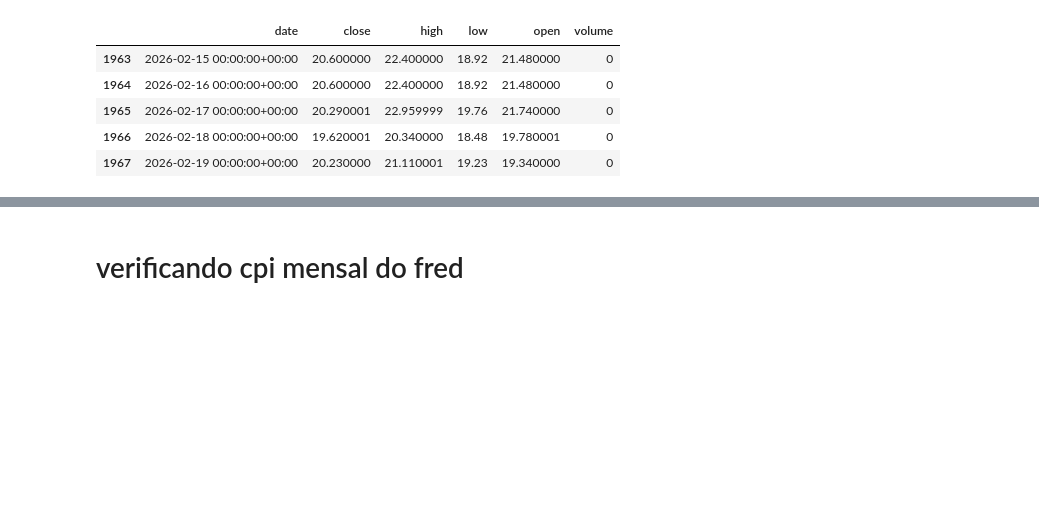
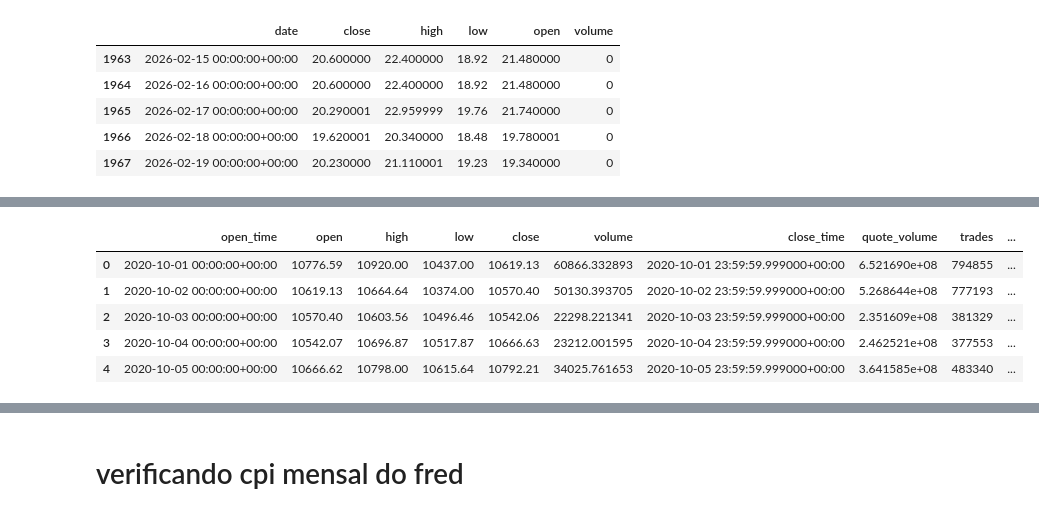
Before and after one commit to essington62/crypto-market-state, a Jupyter notebook: notebooks/assessment.ipynb, the cells around one changed output, grey strips where cells are left out. Cells and saved outputs as stored; diff of their text form; code cells hidden in the pictures; blank space fills up the shorter version.

Commit message:
refactor: restructure ingestion architecture and finalize L1 stable baseline

```diff
--- a/notebooks/assessment.ipynb
+++ b/notebooks/assessment.ipynb
@@ -128,0 +160,79 @@ Tail:
+# %%
+import pandas as pd
+from pathlib import Path
+
+# Caminho absoluto
+path = Path(
+    "/Users/brown/Documents/MLGeral/crypto_v2/crypto-market-state/data/01_raw/spot/daily/BTCUSDT.parquet"
+)
+
+df = pd.read_parquet(path)
+
+print("=== L1 BINANCE CHECK — BTCUSDT ===")
+print("Shape:", df.shape)
+
+print("\nColumns:")
+print(df.columns.tolist())
+
+print("\nDtypes:")
+print(df.dtypes)
+
+# --------------------------------------------------
+# Contrato estrutural
+# --------------------------------------------------
+expected_cols = {
+    "open_time",
+    "open",
+    "high",
+    "low",
+    "close",
+    "volume",
+    "asset",
+    "symbol",
+    "source",
+    "interval",
+    "ingestion_ts",
+}
+
+print("\nMissing columns:", expected_cols - set(df.columns))
+print("Extra columns:", set(df.columns) - expected_cols)
+
+# --------------------------------------------------
+# Temporal checks
+# --------------------------------------------------
+print("\nDate range:")
+print(df["open_time"].min(), "→", df["open_time"].max())
+
+print("\nTimezone:")
+print(df["open_time"].dt.tz)
+
+print("\nDuplicated dates:")
+print(df["open_time"].duplicated().sum())
+
+# Verificar continuidade diária
+expected_range = pd.date_range(
+    start=df["open_time"].min(),
+    end=df["open_time"].max(),
+    freq="D",
+    tz="UTC"
+)
+
+missing_days = len(expected_range) - df["open_time"].nunique()
+
+print("\nMissing days relative to full daily range:", missing_days)
+
+# --------------------------------------------------
+# NaN check
+# --------------------------------------------------
+print("\nNaN counts per column:")
+print(df.isna().sum())
+
+# --------------------------------------------------
+# Head / Tail
+# --------------------------------------------------
+print("\nHead:")
+display(df.head())
+
+print("\nTail:")
+display(df.tail())
+# %% [output]
@@ -128,0 +256,6 @@ Tail:
+|  | open_time | open | high | low | close | volume | close_time | quote_volume | trades | ... |
+| 0 | 2020-10-01 00:00:00+00:00 | 10776.59 | 10920.00 | 10437.00 | 10619.13 | 60866.332893 | 2020-10-01 23:59:59.999000+00:00 | 6.521690e+08 | 794855 | ... |
+| 1 | 2020-10-02 00:00:00+00:00 | 10619.13 | 10664.64 | 10374.00 | 10570.40 | 50130.393705 | 2020-10-02 23:59:59.999000+00:00 | 5.268644e+08 | 777193 | ... |
+| 2 | 2020-10-03 00:00:00+00:00 | 10570.40 | 10603.56 | 10496.46 | 10542.06 | 22298.221341 | 2020-10-03 23:59:59.999000+00:00 | 2.351609e+08 | 381329 | ... |
+| 3 | 2020-10-04 00:00:00+00:00 | 10542.07 | 10696.87 | 10517.87 | 10666.63 | 23212.001595 | 2020-10-04 23:59:59.999000+00:00 | 2.462521e+08 | 377553 | ... |
+| 4 | 2020-10-05 00:00:00+00:00 | 10666.62 | 10798.00 | 10615.64 | 10792.21 | 34025.761653 | 2020-10-05 23:59:59.999000+00:00 | 3.641585e+08 | 483340 | ... |
```
Also changed, not shown: parts of 9 cells of this notebook, 28 other files.
